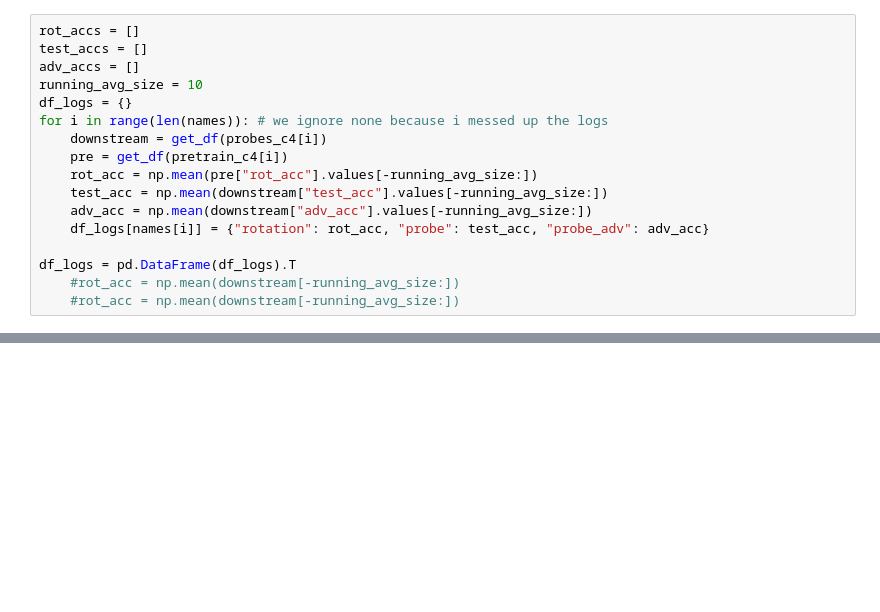
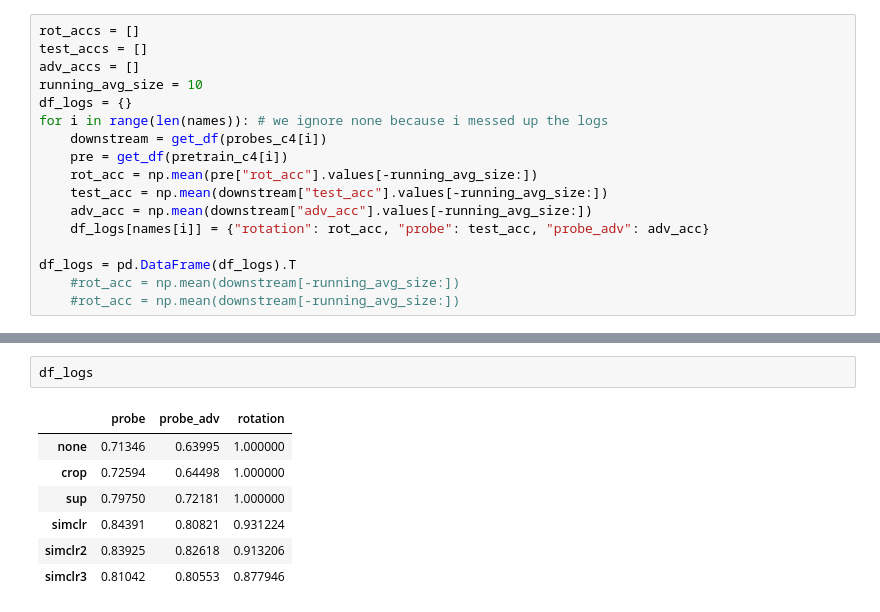
Before and after one commit to miguelmartins/ESSL-identifiability, a Jupyter notebook: parse_logs.ipynb, the cells around one changed output, grey strips where cells are left out. Drawn from its saved outputs; the diff is of its cells as text; blank space fills up the shorter version.

```diff
--- a/parse_logs.ipynb
+++ b/parse_logs.ipynb
@@ -130,0 +172,10 @@ simclr2  0.913206  0.83925    0.82618
+# %%
+df_logs
+# %% [output]
+|  | probe | probe_adv | rotation |
+| none | 0.71346 | 0.63995 | 1.000000 |
+| crop | 0.72594 | 0.64498 | 1.000000 |
+| sup | 0.79750 | 0.72181 | 1.000000 |
+| simclr | 0.84391 | 0.80821 | 0.931224 |
+| simclr2 | 0.83925 | 0.82618 | 0.913206 |
+| simclr3 | 0.81042 | 0.80553 | 0.877946 |
```
Also changed, not shown: parts of 10 cells of this notebook, 1 other file.
